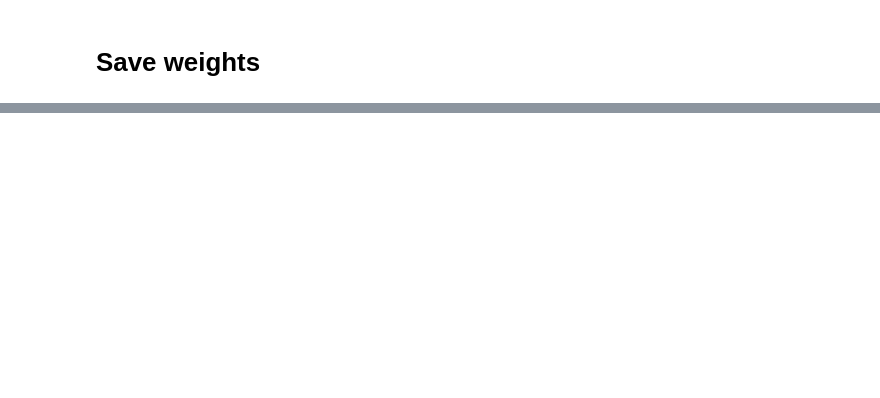
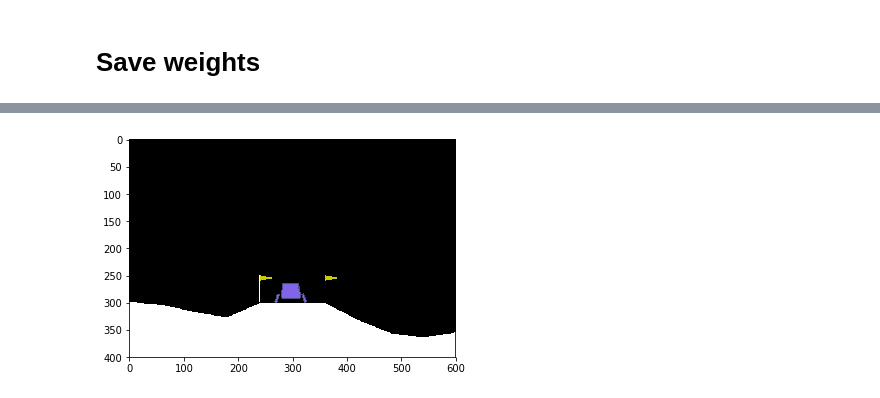
Before and after one commit to smugs75/git_rl, a Jupyter notebook: Policy_gradient_landing.ipynb, the cells around one changed output, grey strips where cells are left out. Cells and saved outputs as stored; diff of their text form; code cells hidden in the pictures; blank space fills up the shorter version.

```diff
--- a/Policy_gradient_landing.ipynb
+++ b/Policy_gradient_landing.ipynb
@@ -153,0 +154,5 @@ agent.model.save_weights("./weights/policy_gradientagent_moon.h5")
+# %%
+env = gym.make('LunarLander-v2')
+state_size = env.observation_space.shape[0]
+action_size = env.action_space.n
+agent = policy_gradient_agent(state_size, action_size, weights="./weights/policy_gradientagent_moon.h5")
@@ -153,0 +174,5 @@ agent.model.save_weights("./weights/policy_gradientagent_moon.h5")
+# %%
+from distant_gym_render import distant_render
+distant_render(env, agent, state_size)
+# %% [output]
+[figure, added]
```
Also changed, not shown: parts of 7 cells of this notebook.
